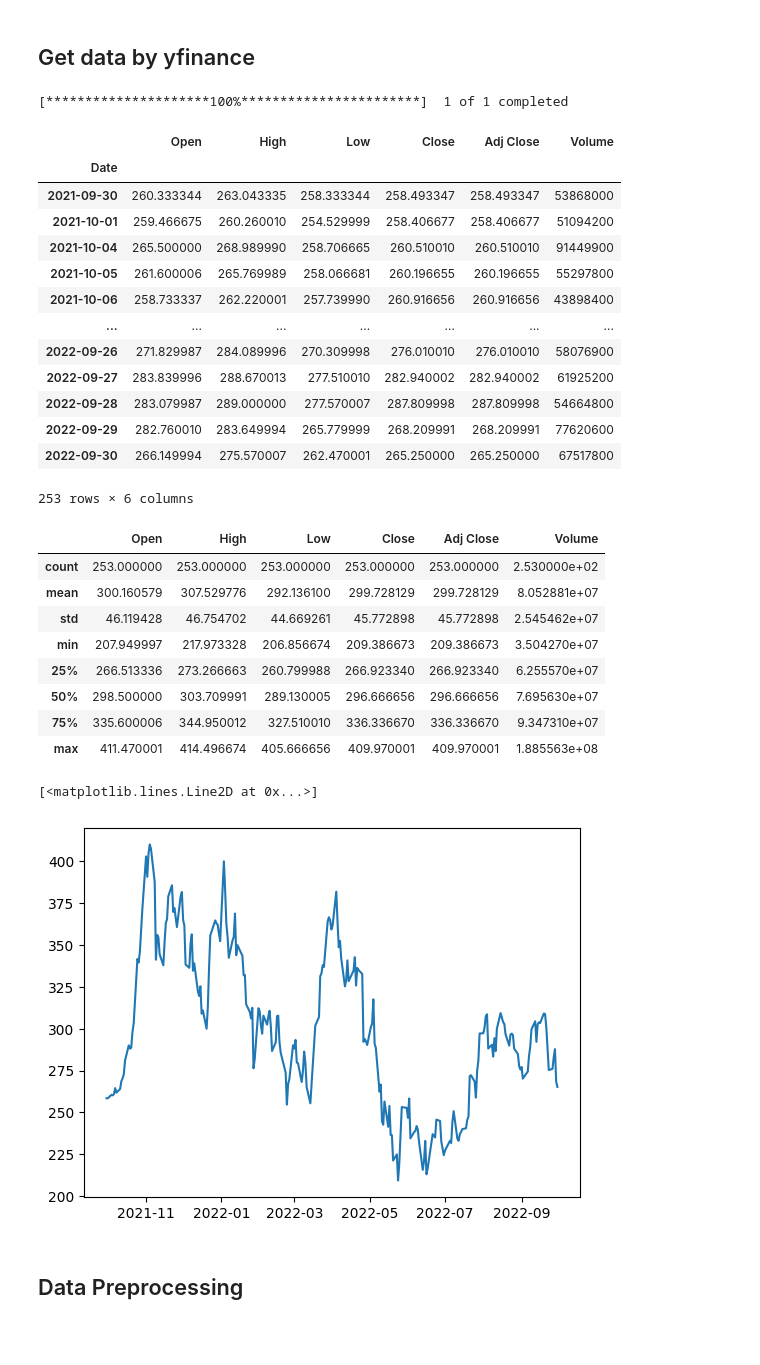
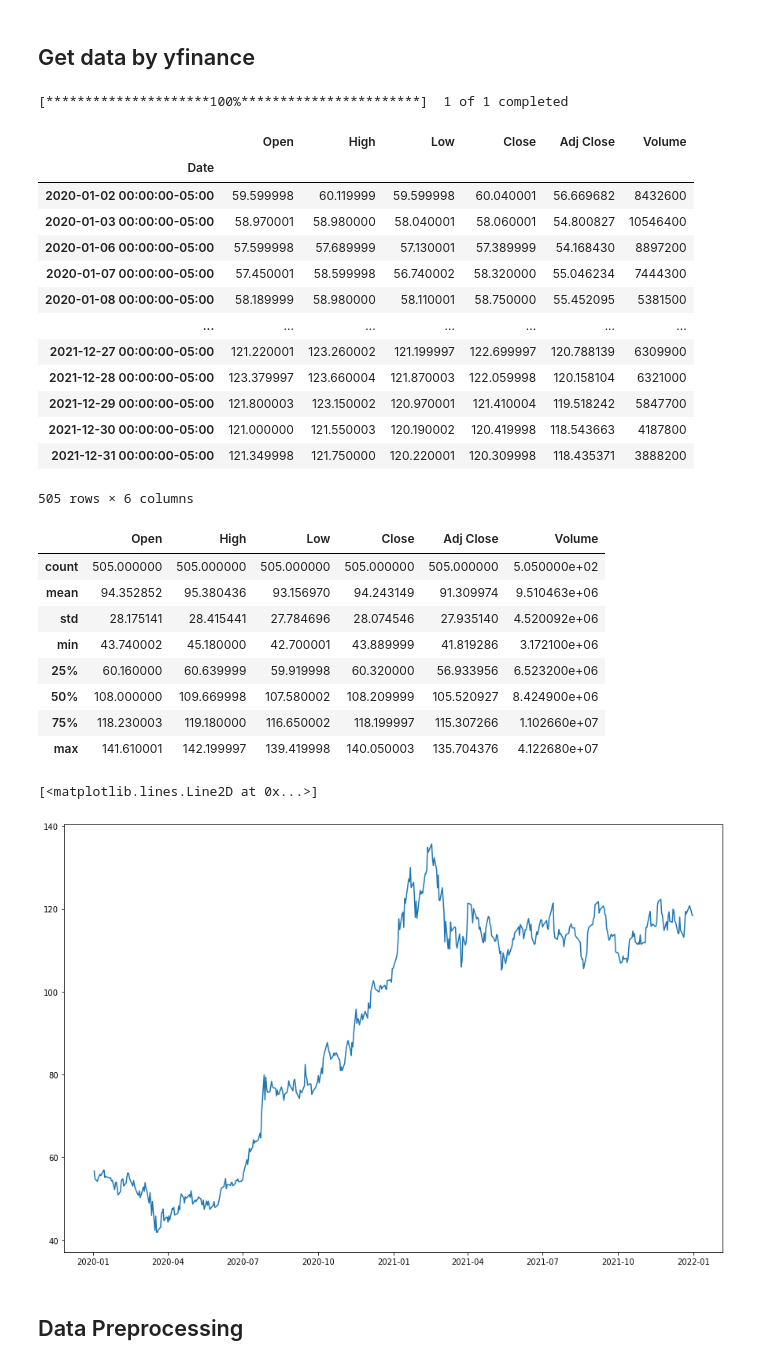
Before and after one commit to RobinChien/y_finance_demo, a Jupyter notebook: y_finance_demo.ipynb, the cells around one changed output. Cells and saved outputs as stored; diff of their text form; code cells hidden in the pictures; blank space fills up the shorter version.

```diff
--- a/y_finance_demo.ipynb
+++ b/y_finance_demo.ipynb
@@ -10,48 +28,48 @@ import matplotlib.pyplot as plt
 # %% [markdown]
 ## Get data by yfinance
 # %%
-# Get the TASLA stock from 2021/10/1 to 2022/10/1
+# Get the TSM stock from 2020/1/1 to 2022/1/1
 # Date is the index of the dataframe
-tsla_df = yf.download("TSLA", start='2021-10-01', end='2022-10-01')
-tsla_df
+tsm = yf.download("TSM", start='2020-01-01', end='2022-01-01')
+tsm
 # %% [output]
 [*********************100%***********************]  1 of 1 completed
 |  | Open | High | Low | Close | Adj Close | Volume |
 | Date |  |  |  |  |  |  |
-| 2021-09-30 | 260.333344 | 263.043335 | 258.333344 | 258.493347 | 258.493347 | 53868000 |
-| 2021-10-01 | 259.466675 | 260.260010 | 254.529999 | 258.406677 | 258.406677 | 51094200 |
-| 2021-10-04 | 265.500000 | 268.989990 | 258.706665 | 260.510010 | 260.510010 | 91449900 |
-| 2021-10-05 | 261.600006 | 265.769989 | 258.066681 | 260.196655 | 260.196655 | 55297800 |
-| 2021-10-06 | 258.733337 | 262.220001 | 257.739990 | 260.916656 | 260.916656 | 43898400 |
+| 2020-01-02 00:00:00-05:00 | 59.599998 | 60.119999 | 59.599998 | 60.040001 | 56.669682 | 8432600 |
+| 2020-01-03 00:00:00-05:00 | 58.970001 | 58.980000 | 58.040001 | 58.060001 | 54.800827 | 10546400 |
+| 2020-01-06 00:00:00-05:00 | 57.599998 | 57.689999 | 57.130001 | 57.389999 | 54.168430 | 8897200 |
+| 2020-01-07 00:00:00-05:00 | 57.450001 | 58.599998 | 56.740002 | 58.320000 | 55.046234 | 7444300 |
+| 2020-01-08 00:00:00-05:00 | 58.189999 | 58.980000 | 58.110001 | 58.750000 | 55.452095 | 5381500 |
 | ... | ... | ... | ... | ... | ... | ... |
-| 2022-09-26 | 271.829987 | 284.089996 | 270.309998 | 276.010010 | 276.010010 | 58076900 |
-| 2022-09-27 | 283.839996 | 288.670013 | 277.510010 | 282.940002 | 282.940002 | 61925200 |
-| 2022-09-28 | 283.079987 | 289.000000 | 277.570007 | 287.809998 | 287.809998 | 54664800 |
-| 2022-09-29 | 282.760010 | 283.649994 | 265.779999 | 268.209991 | 268.209991 | 77620600 |
-| 2022-09-30 | 266.149994 | 275.570007 | 262.470001 | 265.250000 | 265.250000 | 67517800 |
+| 2021-12-27 00:00:00-05:00 | 121.220001 | 123.260002 | 121.199997 | 122.699997 | 120.788139 | 6309900 |
+| 2021-12-28 00:00:00-05:00 | 123.379997 | 123.660004 | 121.870003 | 122.059998 | 120.158104 | 6321000 |
+| 2021-12-29 00:00:00-05:00 | 121.800003 | 123.150002 | 120.970001 | 121.410004 | 119.518242 | 5847700 |
+| 2021-12-30 00:00:00-05:00 | 121.000000 | 121.550003 | 120.190002 | 120.419998 | 118.543663 | 4187800 |
+| 2021-12-31 00:00:00-05:00 | 121.349998 | 121.750000 | 120.220001 | 120.309998 | 118.435371 | 3888200 |
-253 rows × 6 columns
+505 rows × 6 columns
 # %%
-# Summary Stats for TASLA stocks
-tsla_df.describe()
+# Summary Stats for TSM stocks
+tsm.describe()
 # %% [output]
 |  | Open | High | Low | Close | Adj Close | Volume |
-| count | 253.000000 | 253.000000 | 253.000000 | 253.000000 | 253.000000 | 2.530000e+02 |
-| mean | 300.160579 | 307.529776 | 292.136100 | 299.728129 | 299.728129 | 8.052881e+07 |
-| std | 46.119428 | 46.754702 | 44.669261 | 45.772898 | 45.772898 | 2.545462e+07 |
-| min | 207.949997 | 217.973328 | 206.856674 | 209.386673 | 209.386673 | 3.504270e+07 |
-| 25% | 266.513336 | 273.266663 | 260.799988 | 266.923340 | 266.923340 | 6.255570e+07 |
-| 50% | 298.500000 | 303.709991 | 289.130005 | 296.666656 | 296.666656 | 7.695630e+07 |
-| 75% | 335.600006 | 344.950012 | 327.510010 | 336.336670 | 336.336670 | 9.347310e+07 |
-| max | 411.470001 | 414.496674 | 405.666656 | 409.970001 | 409.970001 | 1.885563e+08 |
+| count | 505.000000 | 505.000000 | 505.000000 | 505.000000 | 505.000000 | 5.050000e+02 |
+| mean | 94.352852 | 95.380436 | 93.156970 | 94.243149 | 91.309974 | 9.510463e+06 |
+| std | 28.175141 | 28.415441 | 27.784696 | 28.074546 | 27.935140 | 4.520092e+06 |
+| min | 43.740002 | 45.180000 | 42.700001 | 43.889999 | 41.819286 | 3.172100e+06 |
+| 25% | 60.160000 | 60.639999 | 59.919998 | 60.320000 | 56.933956 | 6.523200e+06 |
+| 50% | 108.000000 | 109.669998 | 107.580002 | 108.209999 | 105.520927 | 8.424900e+06 |
+| 75% | 118.230003 | 119.180000 | 116.650002 | 118.199997 | 115.307266 | 1.102660e+07 |
+| max | 141.610001 | 142.199997 | 139.419998 | 140.050003 | 135.704376 | 4.122680e+07 |
 # %%
 # Historical view of the closing price of stock
 plt.plot(
-        tsla_df.index,       # x-axis
-        tsla_df['Adj Close'] # y-axis
+        tsm.index,       # x-axis
+        tsm['Adj Close'] # y-axis
     )
 # %% [output]
 [<matplotlib.lines.Line2D at 0x...>]
-[figure, old version]
+[figure, new version]
 # %% [markdown]
 ## Data Preprocessing
 # %%
```
Also changed, not shown: parts of 8 cells of this notebook.
